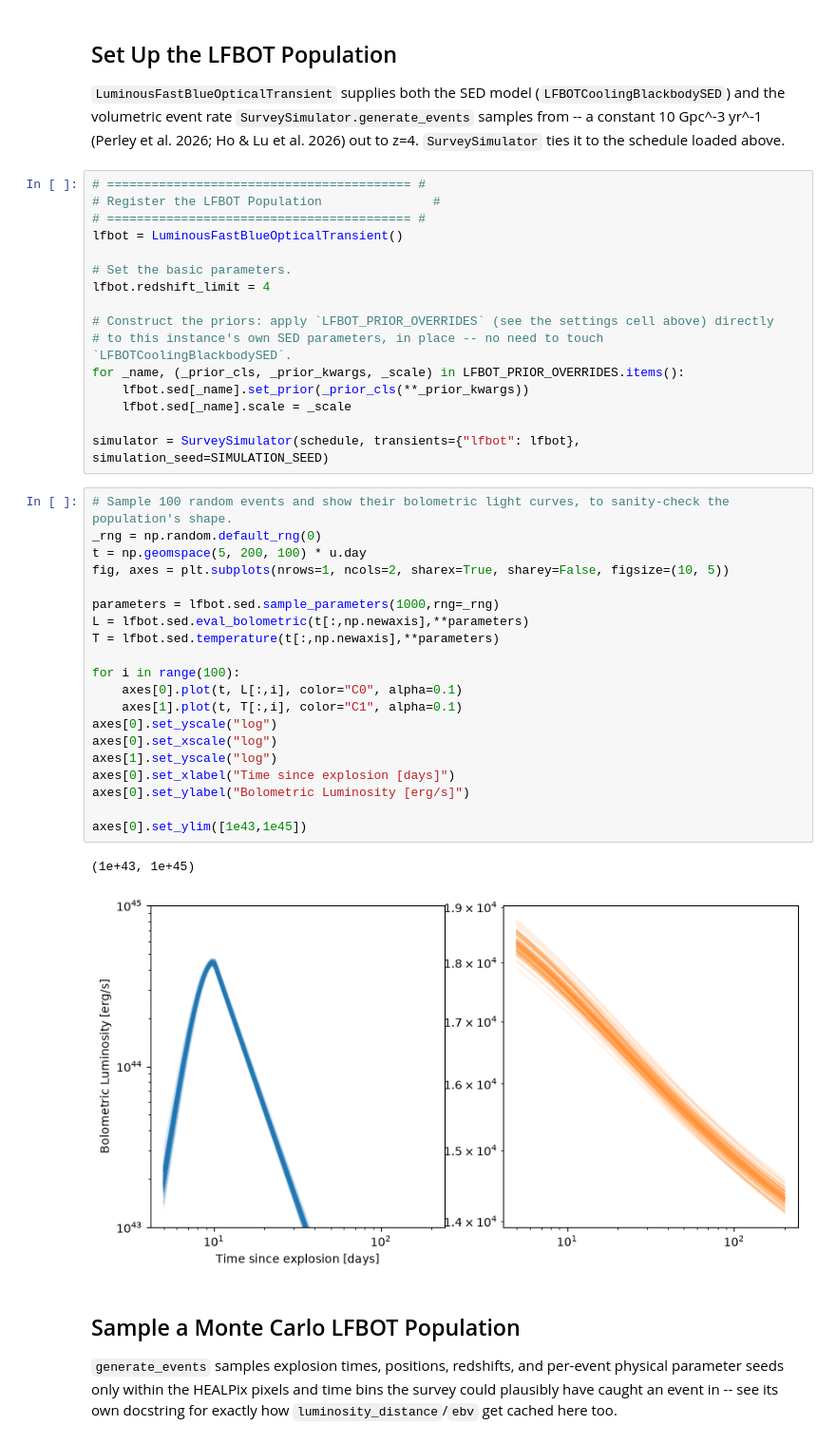
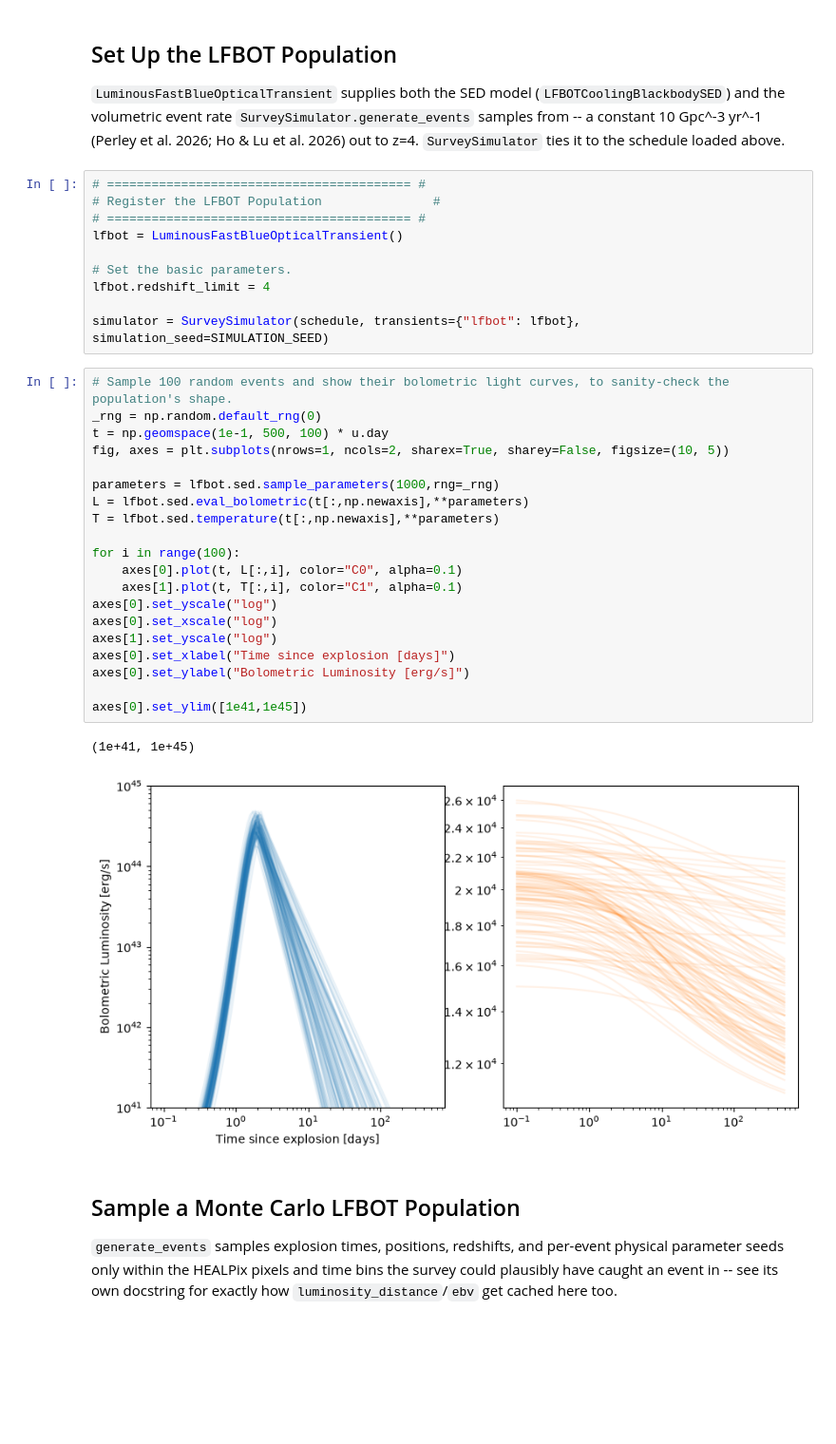
Before and after one commit to Eliza-Diggins/uvex-scheduler, a Jupyter notebook: transient_notebooks/lfbot_end_to_end_simulation.ipynb, the cells around one changed output. Shown at 95% size. Saved outputs shown, nothing was run; the diff lists cells and outputs as text; blank space fills up the shorter version.

Commit message:
Feat: updating KNe and LFBOTs.

```diff
--- a/transient_notebooks/lfbot_end_to_end_simulation.ipynb
+++ b/transient_notebooks/lfbot_end_to_end_simulation.ipynb
@@ -176,36 +174,30 @@ lfbot = LuminousFastBlueOpticalTransient()
 # Set the basic parameters.
 lfbot.redshift_limit = 4
 
-# Construct the priors: apply `LFBOT_PRIOR_OVERRIDES` (see the settings cell above) directly
-# to this instance's own SED parameters, in place -- no need to touch `LFBOTCoolingBlackbodySED`.
-for _name, (_prior_cls, _prior_kwargs, _scale) in LFBOT_PRIOR_OVERRIDES.items():
-    lfbot.sed[_name].set_prior(_prior_cls(**_prior_kwargs))
-    lfbot.sed[_name].scale = _scale
-
 simulator = SurveySimulator(schedule, transients={"lfbot": lfbot}, simulation_seed=SIMULATION_SEED)
 # %%
 # Sample 100 random events and show their bolometric light curves, to sanity-check the population's shape.
 _rng = np.random.default_rng(0)
-t = np.geomspace(5, 200, 100) * u.day
+t = np.geomspace(1e-1, 500, 100) * u.day
 fig, axes = plt.subplots(nrows=1, ncols=2, sharex=True, sharey=False, figsize=(10, 5))
 
 parameters = lfbot.sed.sample_parameters(1000,rng=_rng)
 L = lfbot.sed.eval_bolometric(t[:,np.newaxis],**parameters)
 T = lfbot.sed.temperature(t[:,np.newaxis],**parameters)
 
 for i in range(100):
     axes[0].plot(t, L[:,i], color="C0", alpha=0.1)
     axes[1].plot(t, T[:,i], color="C1", alpha=0.1)
 axes[0].set_yscale("log")
 axes[0].set_xscale("log")
 axes[1].set_yscale("log")
 axes[0].set_xlabel("Time since explosion [days]")
 axes[0].set_ylabel("Bolometric Luminosity [erg/s]")
 
-axes[0].set_ylim([1e43,1e45])
+axes[0].set_ylim([1e41,1e45])
 # %% [output]
-(1e+43, 1e+45)
+(1e+41, 1e+45)
-[figure, old version]
+[figure, new version]
 # %% [markdown]
 ## Sample a Monte Carlo LFBOT Population
 
```
Also changed, not shown: parts of 11 cells of this notebook, 1 other file.
